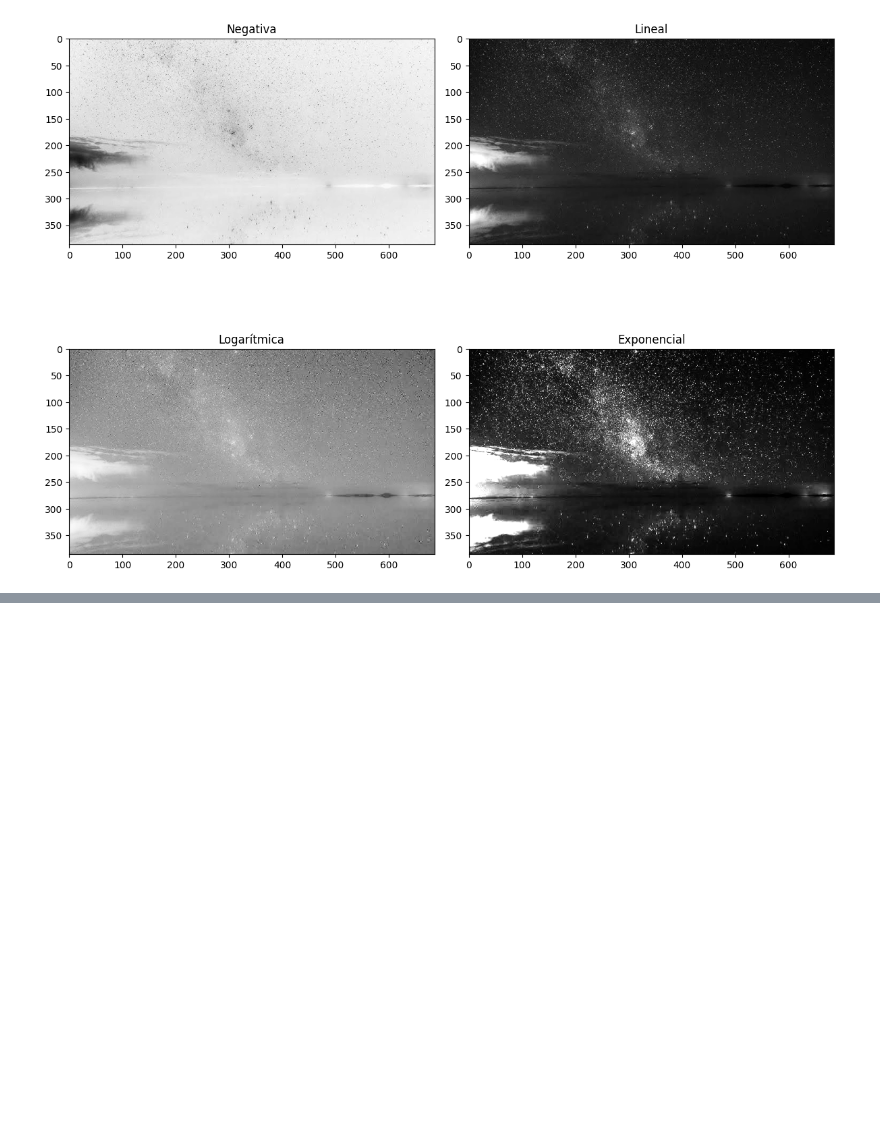
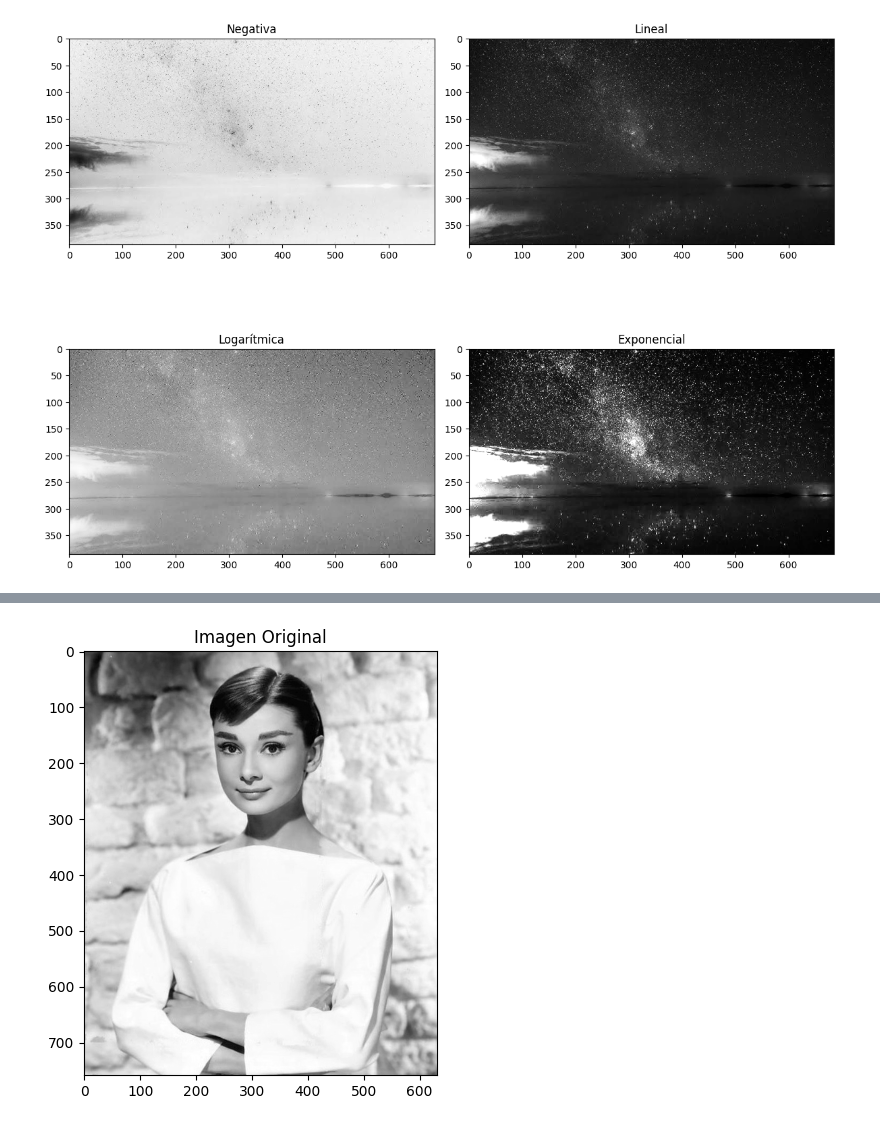
Before and after one commit to lpyo87/Text-Mining---Image-Recognition, a Jupyter notebook: Lab2-Luis_Perez.ipynb, the cells around one changed output, grey strips where cells are left out. Cells and saved outputs as stored; diff of their text form; code cells hidden in the pictures; blank space fills up the shorter version.

```diff
--- a/Lab2-Luis_Perez.ipynb
+++ b/Lab2-Luis_Perez.ipynb
@@ -129,0 +228,86 @@ plt.show()
+# %%
+import pandas as pd
+
+# Cargar una imagen
+imagen = 'Audrey_Hepburn_1956.jpg'
+img_original = cv2.imread(imagen, cv2.IMREAD_GRAYSCALE)
+
+# Aplicar los algoritmos de detección de bordes
+ejes_canny = cv2.Canny(img_original, 100, 200)
+ejes_sobel_x = cv2.Sobel(img_original, cv2.CV_64F, 1, 0, ksize=3)
+ejes_sobel_y = cv2.Sobel(img_original, cv2.CV_64F, 0, 1, ksize=3)
+ejes_sobel = np.sqrt(ejes_sobel_x ** 2 + ejes_sobel_y ** 2).astype(np.uint8)
+ejes_lapl = cv2.Laplacian(img_original, cv2.CV_64F)
+
+# Crear una figura para mostrar la imagen original
+plt.figure(figsize=(12, 5))
+plt.subplot(121)
+plt.imshow(img_original, cmap='gray')
+plt.title('Imagen Original')
+plt.tight_layout()
+
+# Mostrar los resultados de detección de bordes en una figura separada
+plt.figure(figsize=(12, 8))
+plt.subplot(231)
+plt.imshow(ejes_canny, cmap='gray')
+plt.title('Canny')
+
+plt.subplot(232)
+plt.imshow(ejes_sobel, cmap='gray')
+plt.title('Sobel')
+
+plt.subplot(233)
+plt.imshow(ejes_lapl, cmap='gray')
+plt.title('Laplaciano')
+
+# Calcular estadísticas
+stats_canny = {
+    'Media': np.mean(ejes_canny),
+    'Desviación Estándar': np.std(ejes_canny),
+    'Máximo': np.max(ejes_canny),
+    'Mínimo': np.min(ejes_canny)
+}
+
+stats_sobel = {
+    'Media': np.mean(ejes_sobel),
+    'Desviación Estándar': np.std(ejes_sobel),
+    'Máximo': np.max(ejes_sobel),
+    'Mínimo': np.min(ejes_sobel)
+}
+
+stats_lapl = {
+    'Media': np.mean(ejes_lapl),
+    'Desviación Estándar': np.std(ejes_lapl),
+    'Máximo': np.max(ejes_lapl),
+    'Mínimo': np.min(ejes_lapl)
+}
+
+# Crear una tabla con los resultados
+data = {
+    'Métrica': ['Media', 'Desviación Estándar', 'Máximo', 'Mínimo'],
+    'Canny': [stats_canny['Media'], stats_canny['Desviación Estándar'], stats_canny['Máximo'], stats_canny['Mínimo']],
+    'Sobel': [stats_sobel['Media'], stats_sobel['Desviación Estándar'], stats_sobel['Máximo'], stats_sobel['Mínimo']],
+    'Laplaciano': [stats_lapl['Media'], stats_lapl['Desviación Estándar'], stats_lapl['Máximo'], stats_lapl['Mínimo']]
+}
+
+df = pd.DataFrame(data)
+
+# Mostrar la tabla
+print(df)
+
+# Tabla de comparación ventajas
+data_2 = {
+    'Modelo': ['Ventajas', 'Desventajas'],
+    'Canny': ['Bueno para bordes finos y ruido', 'Parámetros sensibles'],
+    'Sobel': ['Simple y rápido', 'Sensible al ruido'],
+    'Laplaciano': ['Detecta cruces y bordes', 'Sensible al ruido']
+}
+comp=pd.DataFrame(data_2)
+print('')
+print('Comparación entre algoritmos de detección de bordes:')
+print(comp)
+
+# Mostrar la figura con los resultados de detección de bordes
+plt.tight_layout()
+plt.show()
+# %% [output]
@@ -129,0 +328 @@ plt.show()
+[figure, added]
```
Also changed, not shown: parts of 6 cells of this notebook.
